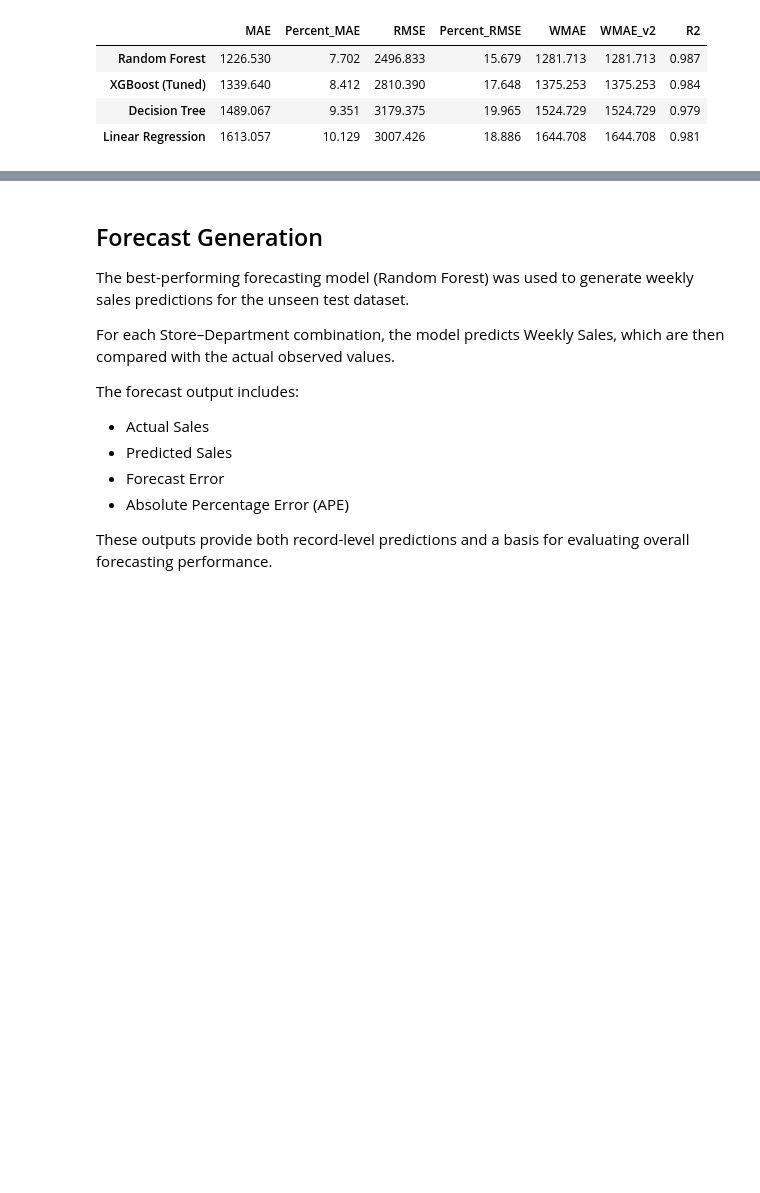
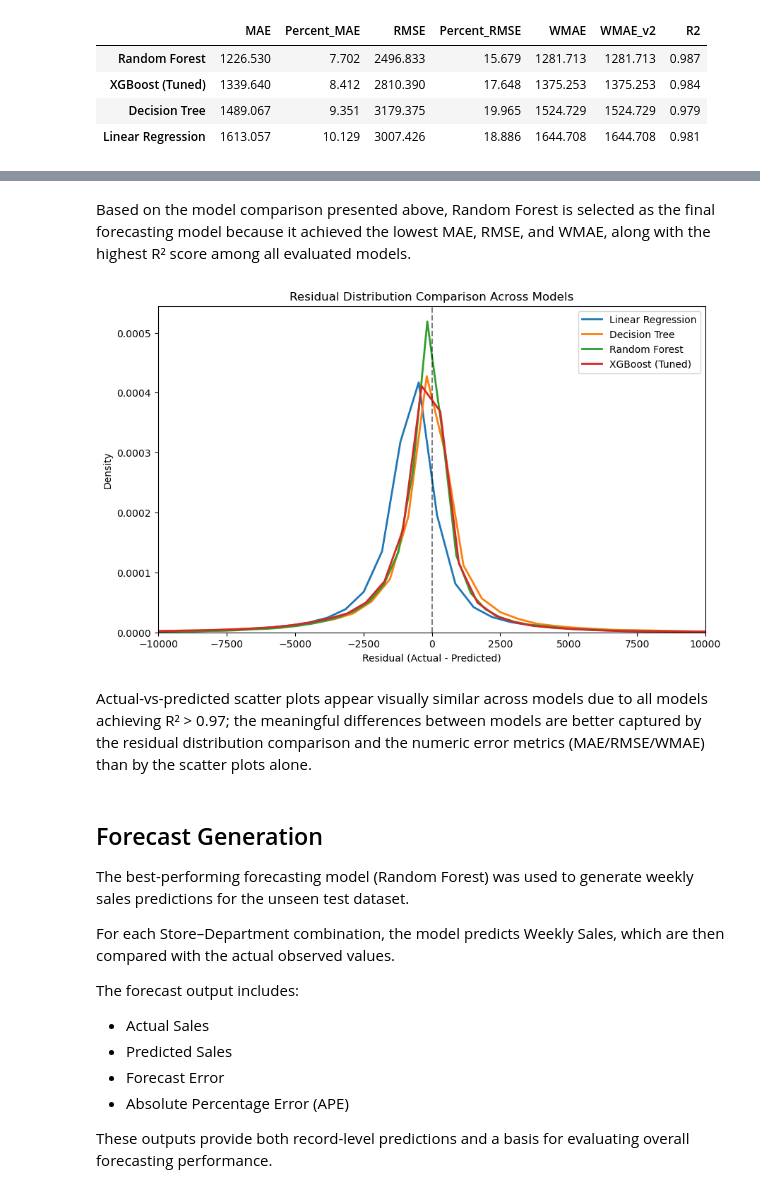
Before and after one commit to sidxdata/Retail-Sales-Forecasting, a Jupyter notebook: TimeSeriesAnalysis_2.ipynb, the cells around one changed output, grey strips where cells are left out. Cells and saved outputs as stored; diff of their text form; code cells hidden in the pictures; blank space fills up the shorter version.

```diff
--- a/TimeSeriesAnalysis_2.ipynb
+++ b/TimeSeriesAnalysis_2.ipynb
@@ -1440,3 +1447,28 @@ Based on the model comparison presented above, Random Forest is selected as the
+# %% [markdown]
+Based on the model comparison presented above, Random Forest is selected as the final forecasting model because it achieved the lowest MAE, RMSE, and WMAE, along with the highest R² score among all evaluated models.
+# %%
+plt.figure(figsize=(10,6))
+
+residuals_dict = {
+    'Linear Regression': y_test - lr_pred,
+    'Decision Tree': y_test - dt_pred,
+    'Random Forest': y_test - rf_pred,
+    'XGBoost (Tuned)': y_test - xgb_pred1
+}
+
+for name, res in residuals_dict.items():
+    sns.kdeplot(res, label=name, linewidth=2)
+
+plt.axvline(0, color='black', linestyle='--', alpha=0.5)
+plt.xlim(-10000, 10000)
+plt.xlabel("Residual (Actual - Predicted)")
+plt.title("Residual Distribution Comparison Across Models")
+plt.legend()
+plt.show()
+# %% [output]
+[figure, added]
+# %% [markdown]
+Actual-vs-predicted scatter plots appear visually similar across models due to all models achieving R² > 0.97; the meaningful differences between models are better captured by the residual distribution comparison and the numeric error metrics (MAE/RMSE/WMAE) than by the scatter plots alone.
 # %% [markdown]
 ## Forecast Generation
 The best-performing forecasting model (Random Forest) was used to generate weekly sales predictions for the unseen test dataset.
```
Also changed, not shown: parts of 2 cells of this notebook.
